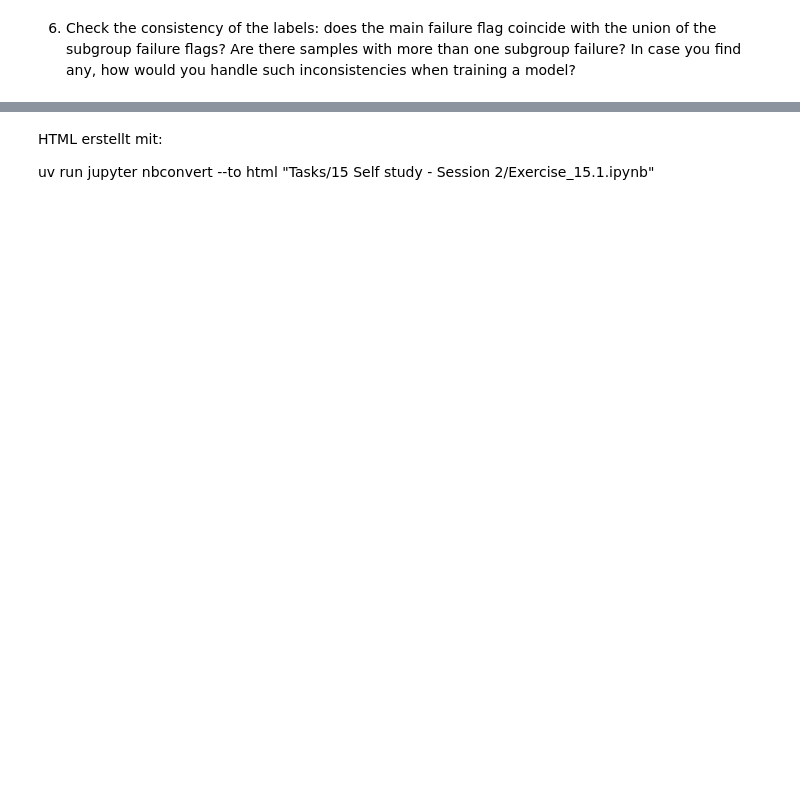
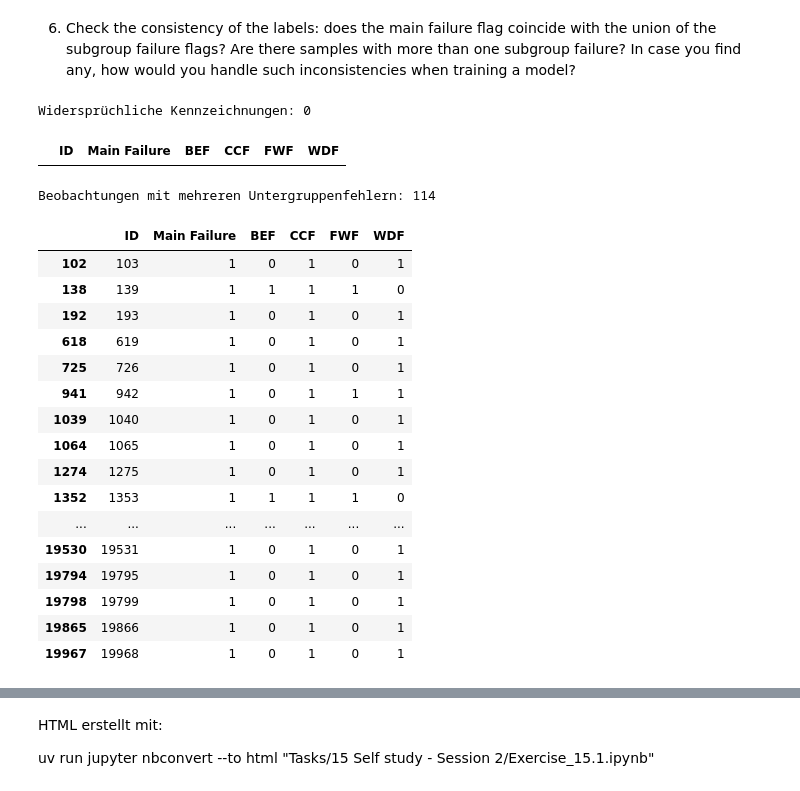
Before and after one commit to Dabro65/Industrial_Datascience, a Jupyter notebook: Tasks/15 Self study - Session 2/Exercise_15.1.ipynb, the cells around one changed output, grey strips where cells are left out. Drawn from its saved outputs; the diff is of its cells as text; code cells hidden in the pictures; blank space fills up the shorter version.

```diff
--- a/Tasks/15 Self study - Session 2/Exercise_15.1.ipynb
+++ b/Tasks/15 Self study - Session 2/Exercise_15.1.ipynb
@@ -31,2 +136,50 @@ df.info()
 # %% [markdown]
 6. Check the consistency of the labels: does the main failure flag coincide with the union of the subgroup failure flags? Are there samples with more than one subgroup failure? In case you find any, how would you handle such inconsistencies when training a model?
+# %%
+# Untergruppenfehler-Spalten
+subgroup_cols = ["BEF", "CCF", "FWF", "WDF"]
+
+# Anzahl der Untergruppenfehler pro Beobachtung
+failure_count = df[subgroup_cols].sum(axis=1)
+
+# Erwarteter Hauptindikator: mindestens ein Untergruppenfehler
+expected_main_failure = (failure_count > 0).astype(int)
+
+# Widersprüche zwischen Hauptindikator und Untergruppen
+inconsistent = df["Main Failure"] != expected_main_failure
+
+print("Widersprüchliche Kennzeichnungen:", inconsistent.sum())
+
+display(
+    df.loc[inconsistent, ["ID", "Main Failure"] + subgroup_cols]
+)
+
+# Beobachtungen mit mehreren Untergruppenfehlern
+multiple_failures = failure_count > 1
+
+print("Beobachtungen mit mehreren Untergruppenfehlern:", multiple_failures.sum())
+
+display(
+    df.loc[multiple_failures, ["ID", "Main Failure"] + subgroup_cols]
+)
+# %% [output]
+Widersprüchliche Kennzeichnungen: 0
+|  | ID | Main Failure | BEF | CCF | FWF | WDF |
+Beobachtungen mit mehreren Untergruppenfehlern: 114
+|  | ID | Main Failure | BEF | CCF | FWF | WDF |
+| 102 | 103 | 1 | 0 | 1 | 0 | 1 |
+| 138 | 139 | 1 | 1 | 1 | 1 | 0 |
+| 192 | 193 | 1 | 0 | 1 | 0 | 1 |
+| 618 | 619 | 1 | 0 | 1 | 0 | 1 |
+| 725 | 726 | 1 | 0 | 1 | 0 | 1 |
+| 941 | 942 | 1 | 0 | 1 | 1 | 1 |
+| 1039 | 1040 | 1 | 0 | 1 | 0 | 1 |
+| 1064 | 1065 | 1 | 0 | 1 | 0 | 1 |
+| 1274 | 1275 | 1 | 0 | 1 | 0 | 1 |
+| 1352 | 1353 | 1 | 1 | 1 | 1 | 0 |
+| ... | ... | ... | ... | ... | ... | ... |
+| 19530 | 19531 | 1 | 0 | 1 | 0 | 1 |
+| 19794 | 19795 | 1 | 0 | 1 | 0 | 1 |
+| 19798 | 19799 | 1 | 0 | 1 | 0 | 1 |
+| 19865 | 19866 | 1 | 0 | 1 | 0 | 1 |
+| 19967 | 19968 | 1 | 0 | 1 | 0 | 1 |
```
Also changed, not shown: parts of 5 cells of this notebook, 1 other file.
